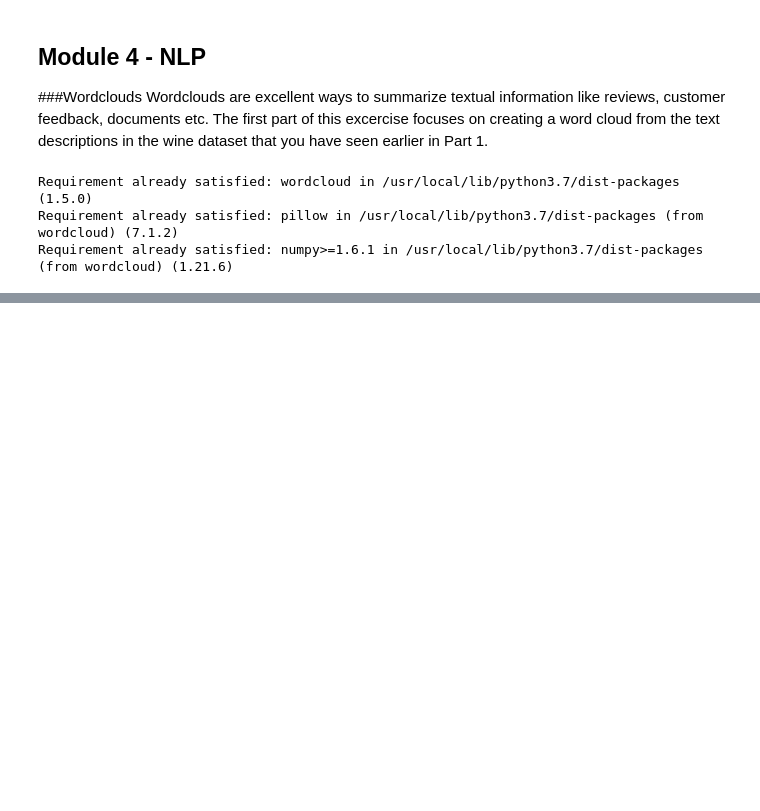
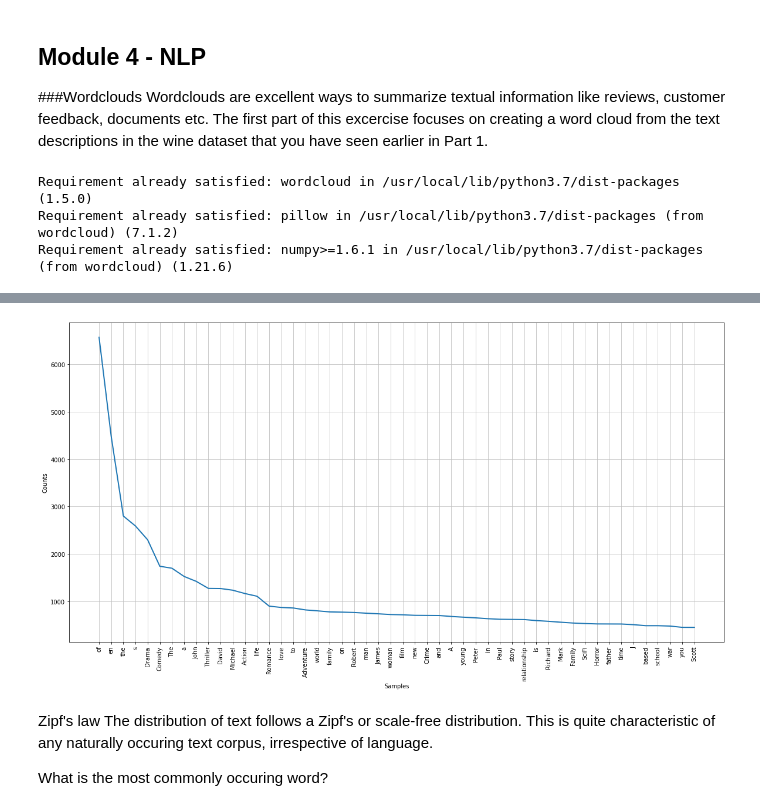
Before and after one commit to canon14/MovieRecommendationModel, a Jupyter notebook: NLP_TMDBMovieRecommendation.ipynb, the cells around one changed output, grey strips where cells are left out. Drawn from its saved outputs; the diff is of its cells as text; code cells hidden in the pictures; blank space fills up the shorter version.

```diff
--- a/NLP_TMDBMovieRecommendation.ipynb
+++ b/NLP_TMDBMovieRecommendation.ipynb
@@ -212,0 +245,14 @@ TypeError: ignored
+# %%
+tokenizer = RegexpTokenizer(r'\w+')
+tokens = tokenizer.tokenize(text)
+freq = FreqDist(tokens)
+# %%
+plt.rcParams["figure.figsize"] = (20,10)
+freq.plot(50)
+# %% [output]
+[figure, added]
+# %% [markdown]
+Zipf's law
+The distribution of text follows a Zipf's or scale-free distribution. This is quite characteristic of any naturally occuring text corpus, irrespective of language.
+
+What is the most commonly occuring word?
```
Also changed, not shown: parts of 18 cells of this notebook.
